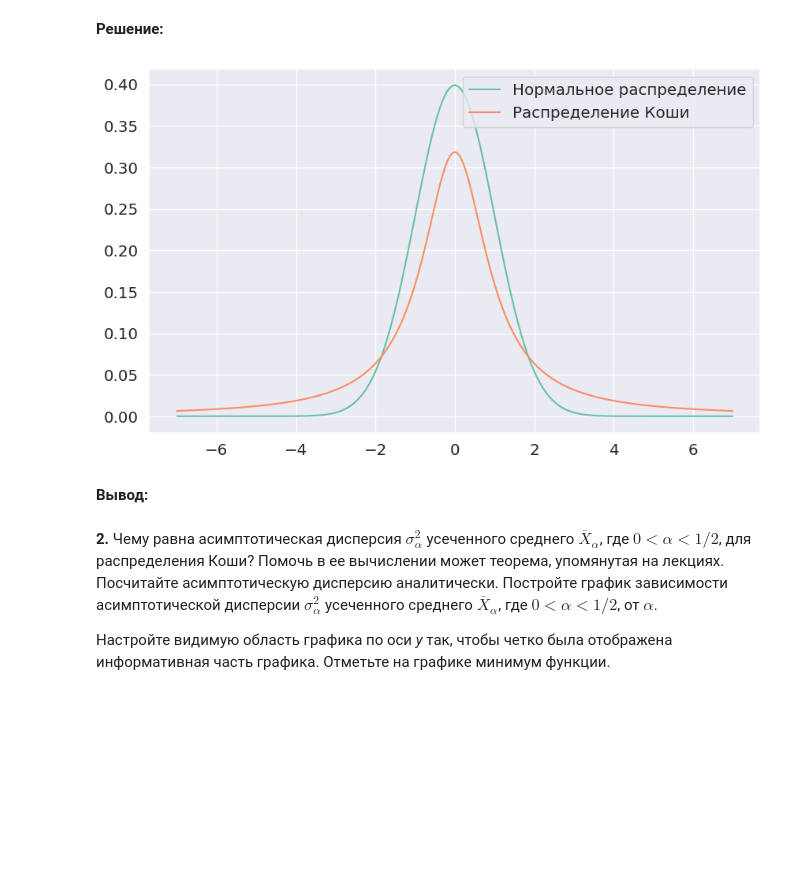
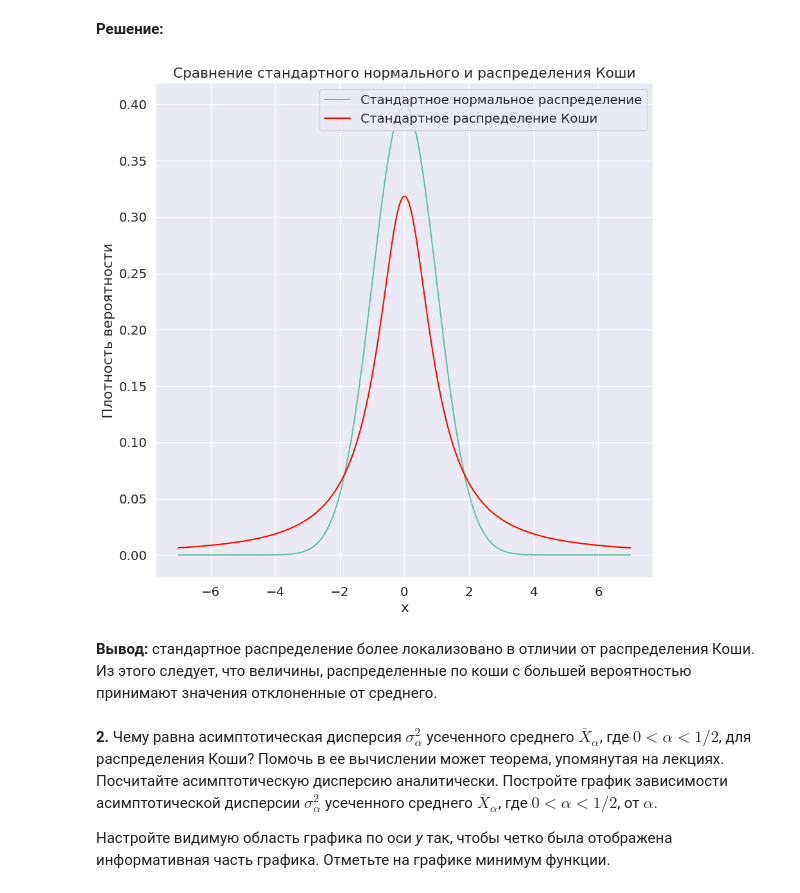
Before and after one commit to egoroz/data_scince_4_sem, a Jupyter notebook: 7/HW_7.ipynb, the cells around one changed output. Drawn from its saved outputs; the diff is of its cells as text; code cells hidden in the pictures; blank space fills up the shorter version.

```diff
--- a/7/HW_7.ipynb
+++ b/7/HW_7.ipynb
@@ -471,23 +535,24 @@ draw_confidence_interval(left, right, estimation, sample, ylim=(-3, 3), estim_la
 # %% [markdown]
 **Решение:**
 # %%
-# Построим плотность стандартного нормального распределения
 x = np.linspace(-7, 7, 1000)
-y_norm = 1 / np.sqrt(2 * np.pi) * np.exp(-x ** 2 / 2)
 
-# Построим плотность стандартного распределения Коши
-y_cauchy = 1 / (np.pi * (1 + x ** 2))
+normal = (1 / np.sqrt(2 * np.pi)) * np.exp(-x**2 / 2)
+cauchy = 1 / (np.pi * (1 + x**2))
 
-# Построим график
-plt.figure(figsize=(10, 6))
-plt.plot(x, y_norm, label='Нормальное распределение')
-plt.plot(x, y_cauchy, label='Распределение Коши')
+plt.figure(figsize=(10, 10))
+plt.plot(x, normal, label='Стандартное нормальное распределение')
+plt.plot(x, cauchy, label='Стандартное распределение Коши', color='red')
+plt.xlabel('x')
+plt.ylabel('Плотность вероятности')
+plt.title('Сравнение стандартного нормального и распределения Коши')
 plt.legend()
+plt.grid(True)
 plt.show()
 # %% [output]
-[figure, old version]
+[figure, new version]
-# %% [markdown]
-**Вывод:**
+# %% [markdown]
+**Вывод:** стандартное распределение более локализовано в отличии от распределения Коши. Из этого следует, что величины, распределенные по коши с большей вероятностью принимают значения отклоненные от среднего.
 # %% [markdown]
 **2.** Чему равна асимптотическая дисперсия $\sigma_{\alpha}^2$ усеченного среднего $\overline{X}_{\alpha}$, где $0 < \alpha < 1/2$, для распределения Коши? Помочь в ее вычислении может теорема, упомянутая на лекциях. Посчитайте асимптотическую дисперсию аналитически. Постройте график зависимости асимптотической дисперсии $\sigma_{\alpha}^2$ усеченного среднего $\overline{X}_{\alpha}$, где $0 < \alpha < 1/2$, от $\alpha$.
 
```
Also changed, not shown: parts of 38 cells of this notebook, 3 other files.
